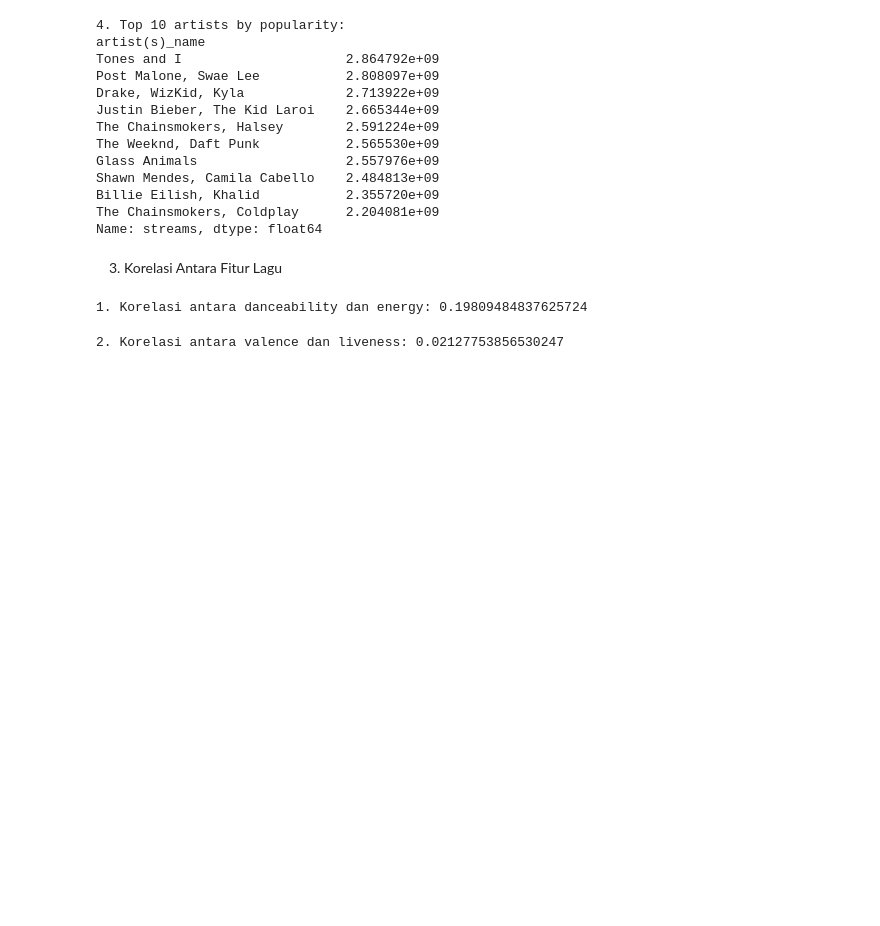
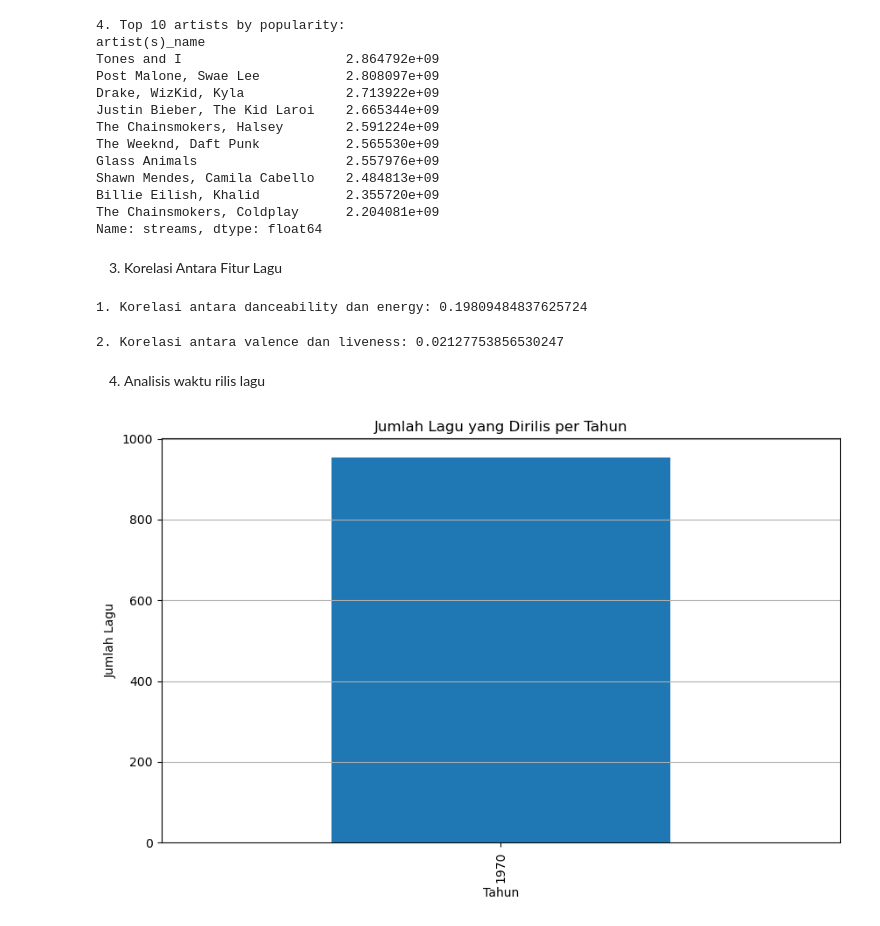
Before and after one commit to Bigfoottt/portfolio-db_engineer-spotify, a Jupyter notebook: spotify.ipynb, the cells around one changed output. Saved outputs shown, nothing was run; the diff lists cells and outputs as text; code cells hidden in the pictures; blank space fills up the shorter version.

```diff
--- a/spotify.ipynb
+++ b/spotify.ipynb
@@ -273,3 +273,25 @@ print("2. Korelasi antara valence dan liveness:", valence_liveness_corr)
 
 # Korelasi signifikan jika nilainya mendekati 1 (positif) atau -1 (negatif).
 # Jika nilai korelasi mendekati 0, itu menunjukkan bahwa tidak ada korelasi yang signifikan antara kedua fitur tersebut.
+# %% [markdown]
+4. Analisis waktu rilis lagu
+# %%
+# 1. Ubah kolom 'released_day' menjadi tipe data datetime
+data['released_day'] = pd.to_datetime(data['released_day'])
+# %%
+# 2. Buat kolom baru 'year' yang berisi tahun rilis dari lagu
+data['year'] = data['released_day'].dt.year
+# %%
+# 3. Hitung jumlah lagu yang dirilis pada setiap tahun
+jumlah_lagu_per_tahun = data['year'].value_counts()
+# %%
+# 4. Visualisasikan jumlah lagu yang dirilis pada setiap tahun dalam bentuk diagram batang
+plt.figure(figsize=(10, 6))
+jumlah_lagu_per_tahun.plot(kind='bar')
+plt.title('Jumlah Lagu yang Dirilis per Tahun')
+plt.xlabel('Tahun')
+plt.ylabel('Jumlah Lagu')
+plt.grid(axis='y')
+plt.show()
+# %% [output]
+[figure, added]
```
